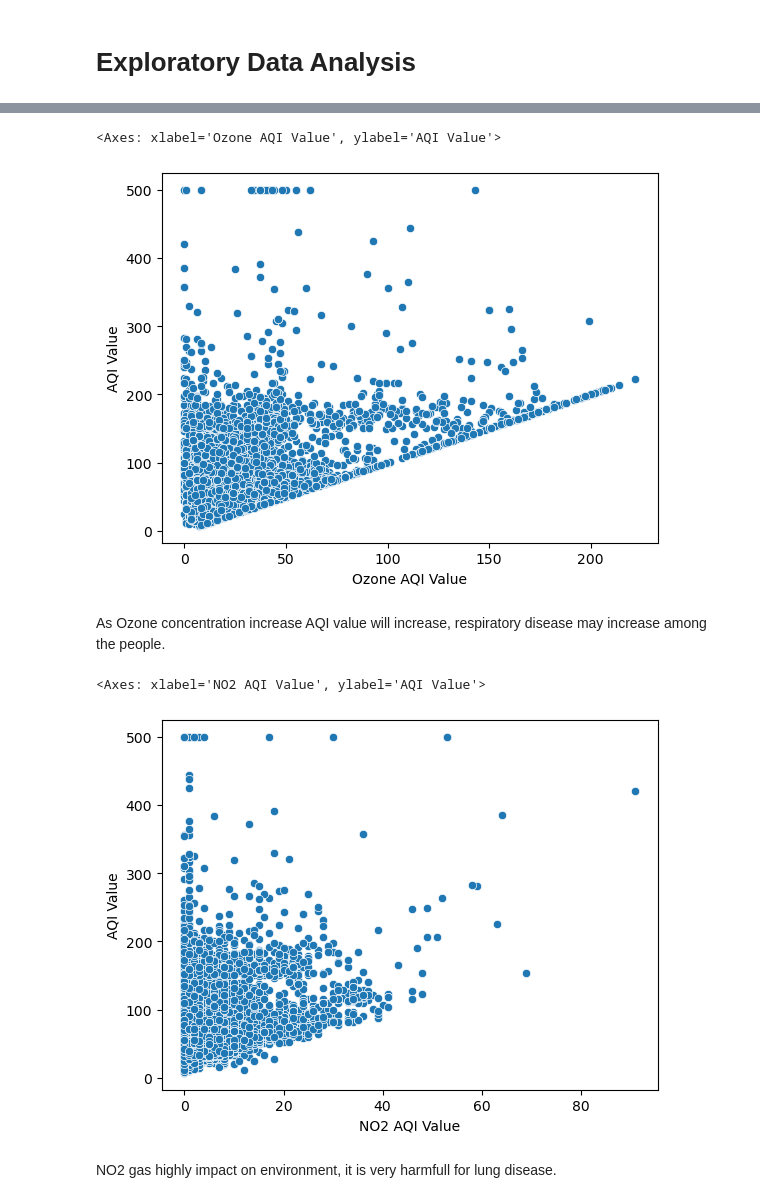
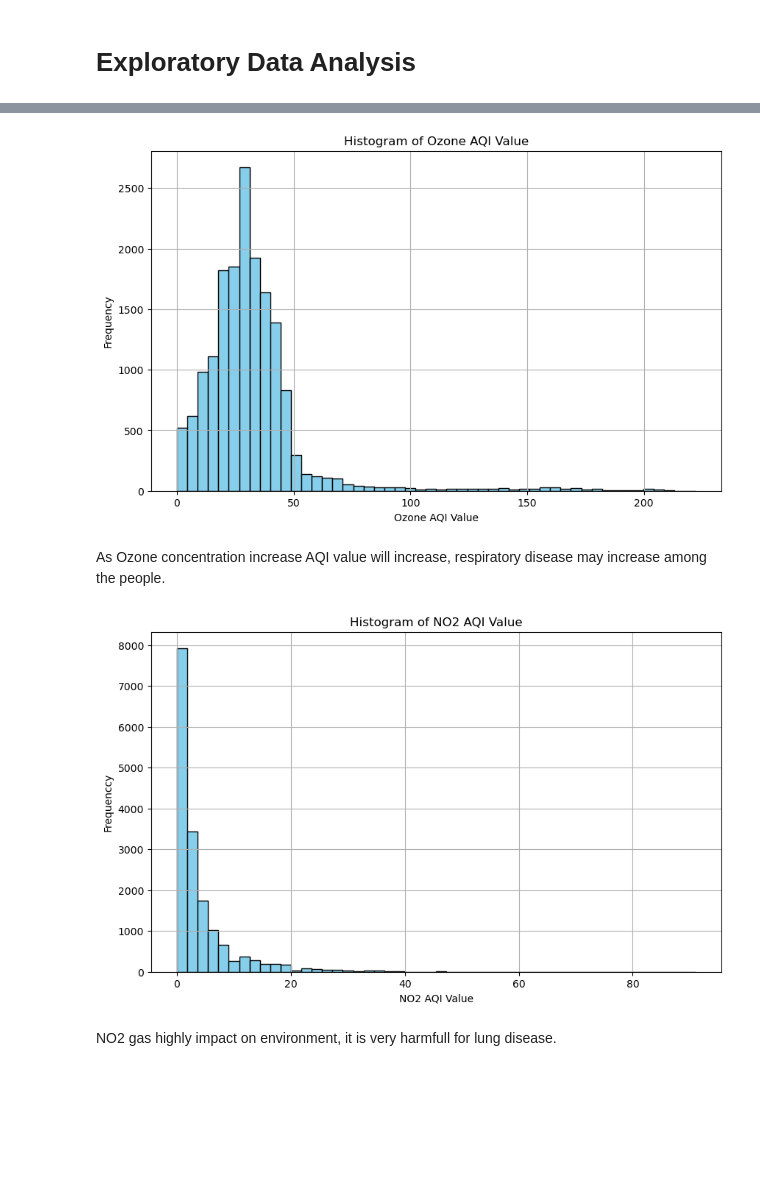
Before and after one commit to amitkumar-amr123/Trend-Analysis-of-World-Air-Quality-Index, a Jupyter notebook: AQI.ipynb, the cells around one changed output, grey strips where cells are left out. Cells and saved outputs as stored; diff of their text form; code cells hidden in the pictures; blank space fills up the shorter version.

```diff
--- a/AQI.ipynb
+++ b/AQI.ipynb
@@ -46,8 +47,6 @@ PM2.5 AQI Category      0
 lat                     0
 lng                     0
 dtype: int64
-# %%
-data.dropna(inplace=True)
 # %%
 data.head()
 # %% [output]
@@ -102,5 +72,3 @@ data.shape
-# %%
-data.drop(['lat','lng'], axis=1, inplace=True)
 # %%
 data.columns
 # %% [output]
@@ -173,19 +136,27 @@ CO value increase a little this will impact the AQI drastically, which is cause
 # %%
 #Ozone AQI Value
-fig2=sns.scatterplot(x='Ozone AQI Value', y='AQI Value', data=data)
-fig2
+plt.figure(figsize=(10, 6))
+plt.hist(data['Ozone AQI Value'], bins=50, color='skyblue', edgecolor='black')
+plt.xlabel('Ozone AQI Value')
+plt.ylabel('Frequency')
+plt.title('Histogram of Ozone AQI Value')
+plt.grid(True)
+plt.show()
 # %% [output]
-<Axes: xlabel='Ozone AQI Value', ylabel='AQI Value'>
-[figure, old version]
+[figure, new version]
 # %% [markdown]
 As Ozone concentration increase AQI value will increase, respiratory disease may increase among the people.
 # %%
 #NO2 AQI Value
-fig3=sns.scatterplot(x='NO2 AQI Value', y='AQI Value', data=data)
-fig3
+plt.figure(figsize=(10, 6))
+plt.hist(data['NO2 AQI Value'], bins=50, color='skyblue', edgecolor='black')
+plt.xlabel('NO2 AQI Value')
+plt.ylabel('Frequenccy')
+plt.title('Histogram of NO2 AQI Value')
+plt.grid(True)
+plt.show()
 # %% [output]
-<Axes: xlabel='NO2 AQI Value', ylabel='AQI Value'>
-[figure, old version]
+[figure, new version]
 # %% [markdown]
 NO2 gas highly impact on environment, it is very harmfull for lung disease.
 # %%
```
Also changed, not shown: parts of 23 cells of this notebook.
